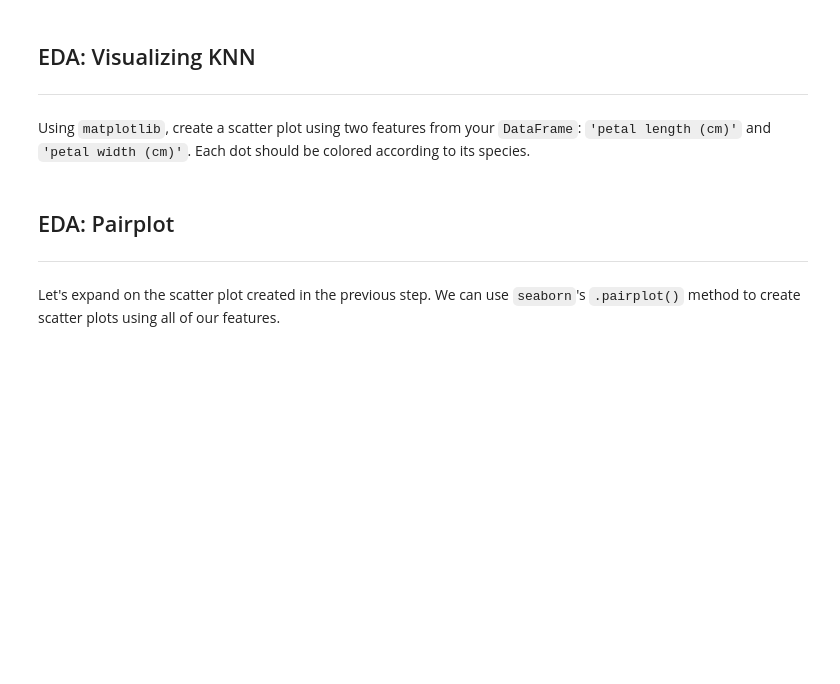
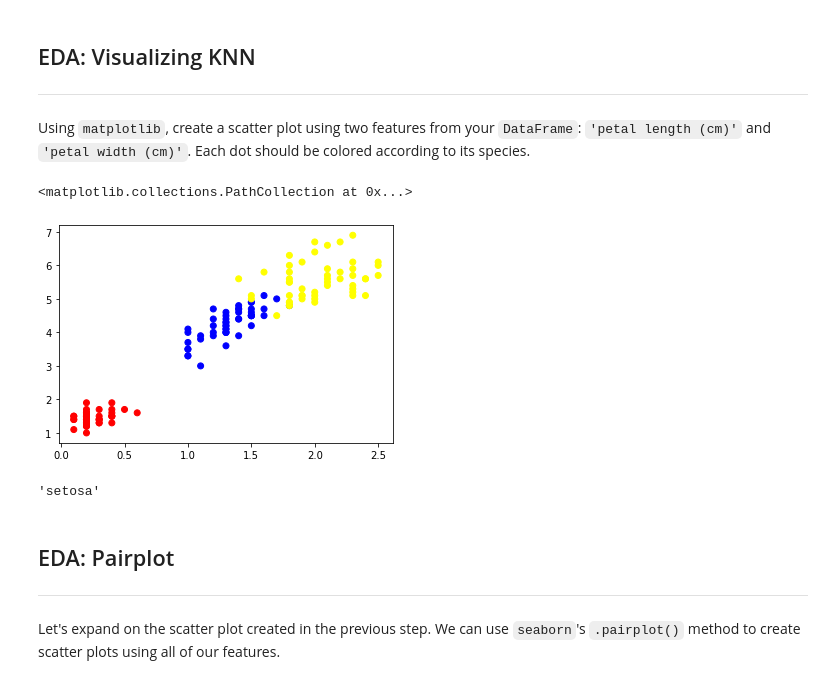
Before and after one commit to ga-curriculum/lesson-knn, a Jupyter notebook: starter-code.ipynb, the cells around one changed output. Cells and saved outputs as stored; diff of their text form; code cells hidden in the pictures; blank space fills up the shorter version.

````diff
--- a/starter-code.ipynb
+++ b/starter-code.ipynb
@@ -97,6 +106,8 @@ Most `sklearn` datasets can be ran as follows:
 ```python
 data = load_iris()
 ```
+# %%
+iris = load_iris()
 # %% [markdown]
 ## `load_iris()` properties
 ---
@@ -109,3 +153,7 @@ The `data` variable has several important properties you'll need to be familiar
 # %% [markdown]
 ## Challenge: Create a `pandas` DataFrame from `load_iris()`
 ---
+# %%
+df = pd.DataFrame(iris.data, columns=iris.feature_names)
+df['species'] = iris.target
+df.head()
@@ -121,6 +194,17 @@ Let's see if our `DataFrame` requires any cleaning. In the cells below:
 ---
 
 Using `matplotlib`, create a scatter plot using two features from your `DataFrame`: `'petal length (cm)'` and `'petal width (cm)'`. Each dot should be colored according to its species.
+# %%
+colors = df['species'].map({0: 'red', 1: 'blue', 2: 'yellow'})
+
+plt.scatter(df['petal width (cm)'], df['petal length (cm)'], color=colors)
+# %% [output]
+<matplotlib.collections.PathCollection at 0x...>
+[figure, added]
+# %%
+iris.target_names[0]
+# %% [output]
+'setosa'
 # %% [markdown]
 ## EDA: Pairplot
 ---
````
Also changed, not shown: parts of 20 cells of this notebook.
